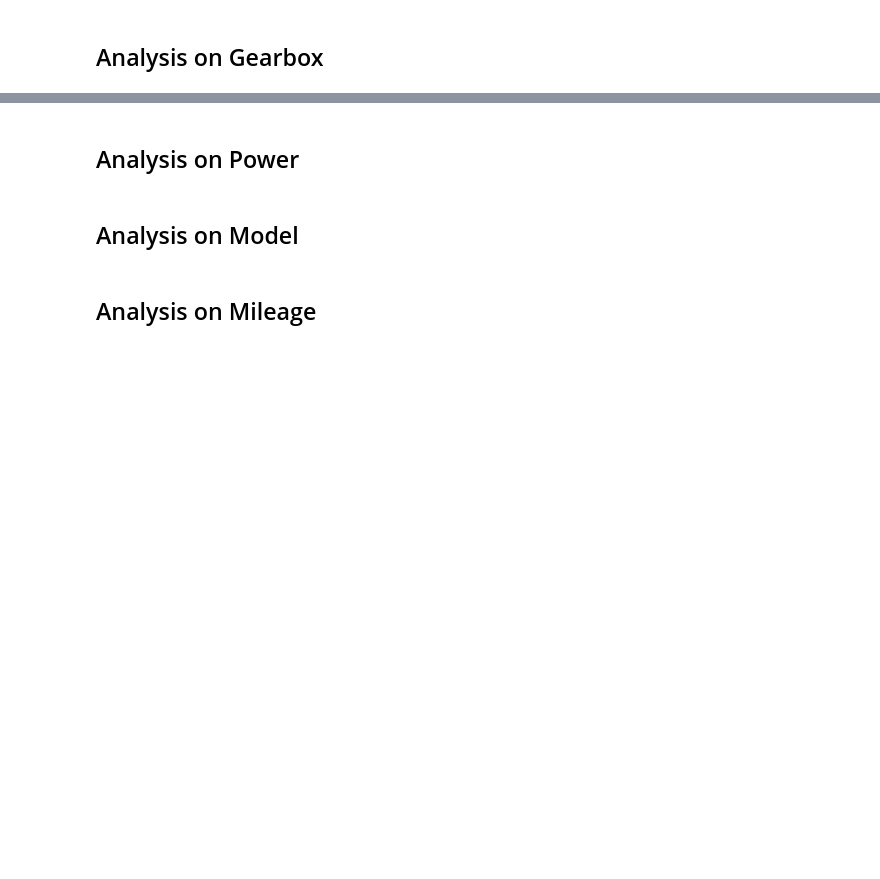
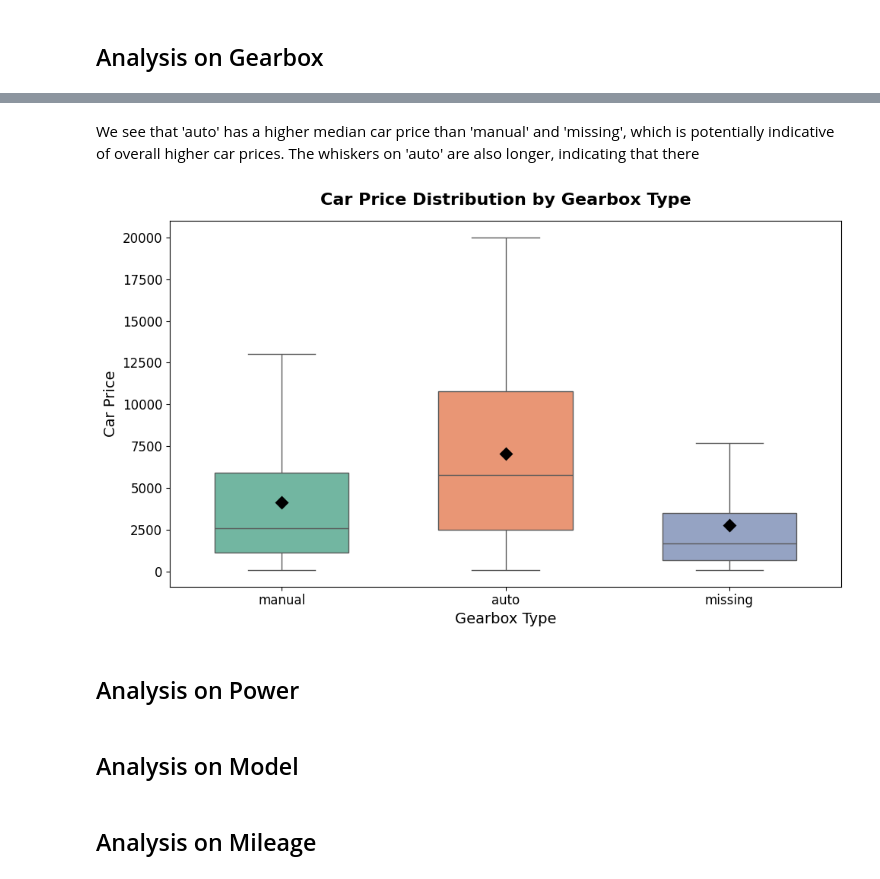
Before and after one commit to T4nT4n/sprint12, a Jupyter notebook: sprint_12_project.ipynb, the cells around one changed output, grey strips where cells are left out. Saved outputs shown, nothing was run; the diff lists cells and outputs as text; code cells hidden in the pictures; blank space fills up the shorter version.

```diff
--- a/sprint_12_project.ipynb
+++ b/sprint_12_project.ipynb
@@ -1170,3 +1297,40 @@ Name: count, dtype: int64
+# %% [markdown]
+We see that 'auto' has a higher median car price than 'manual' and 'missing', which is potentially indicative of overall higher car prices. The whiskers on 'auto' are also longer, indicating that there
+# %%
+plt.figure(figsize=(10,6))
+
+sns.boxplot(
+    x=gearbox_analysis['Gearbox'],
+    y=y_train,
+    order=['manual', 'auto', 'missing'],  # enforce consistent order
+    palette="Set2",
+    showfliers=False,  # hides extreme dots so the boxes aren’t squished
+    width=0.6,
+    hue = gearbox_analysis['Gearbox'],
+    legend = False
+)
+
+# overlay mean price markers with black diamonds
+sns.pointplot(
+    x=gearbox_analysis['Gearbox'],
+    y=y_train,
+    order=['manual', 'auto', 'missing'],
+    estimator='mean',
+    color='black',
+    markers='D',
+    errorbar=None,
+    linestyles='none'
+)
+
+plt.title("Car Price Distribution by Gearbox Type", fontsize=16, fontweight="bold", pad=15)
+plt.xlabel("Gearbox Type", fontsize=14)
+plt.ylabel("Car Price", fontsize=14)
+plt.xticks(fontsize=12)
+plt.yticks(fontsize=12)
+plt.tight_layout()
+plt.show()
+# %% [output]
+[figure, added]
 # %% [markdown]
 ## Analysis on Power
 # %% [markdown]
```
Also changed, not shown: parts of 13 cells of this notebook.
